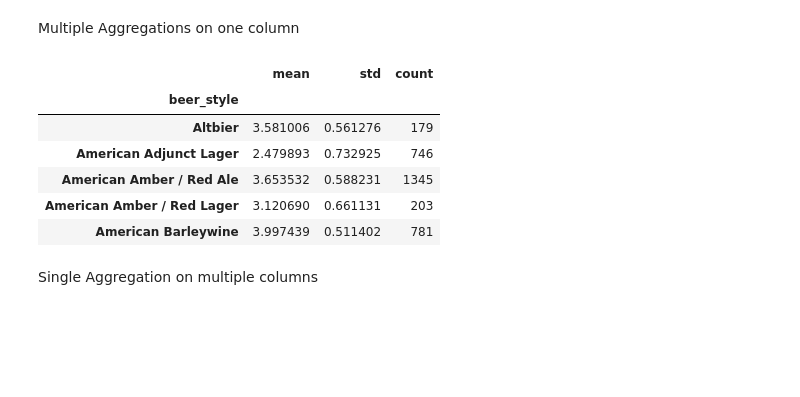
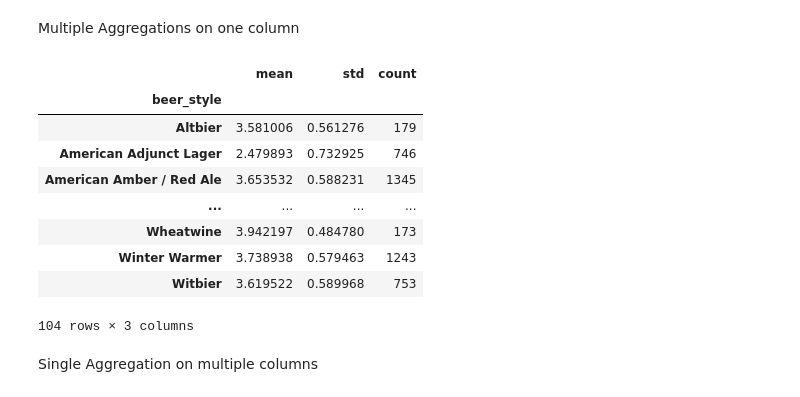
Before and after one commit to jreback/PyDataNYC2015, a Jupyter notebook: tutorial/3. Groupby.ipynb, the cells around one changed output. Drawn from its saved outputs; the diff is of its cells as text; code cells hidden in the pictures; blank space fills up the shorter version.

```diff
--- a/tutorial/3. Groupby.ipynb
+++ b/tutorial/3. Groupby.ipynb
@@ -210,15 +162,18 @@ Name: abv, dtype: float64
 # %% [markdown]
 Multiple Aggregations on one column
 # %%
-gr['review_aroma'].agg([np.mean, np.std, 'count']).head()
+gr['review_aroma'].agg([np.mean, np.std, 'count'])
 # %% [output]
 |  | mean | std | count |
 | beer_style |  |  |  |
 | Altbier | 3.581006 | 0.561276 | 179 |
 | American Adjunct Lager | 2.479893 | 0.732925 | 746 |
 | American Amber / Red Ale | 3.653532 | 0.588231 | 1345 |
-| American Amber / Red Lager | 3.120690 | 0.661131 | 203 |
-| American Barleywine | 3.997439 | 0.511402 | 781 |
+| ... | ... | ... | ... |
+| Wheatwine | 3.942197 | 0.484780 | 173 |
+| Winter Warmer | 3.738938 | 0.579463 | 1243 |
+| Witbier | 3.619522 | 0.589968 | 753 |
+104 rows × 3 columns
 # %% [markdown]
 Single Aggregation on multiple columns
 # %%
```
Also changed, not shown: parts of 8 cells of this notebook, 5 other files.
